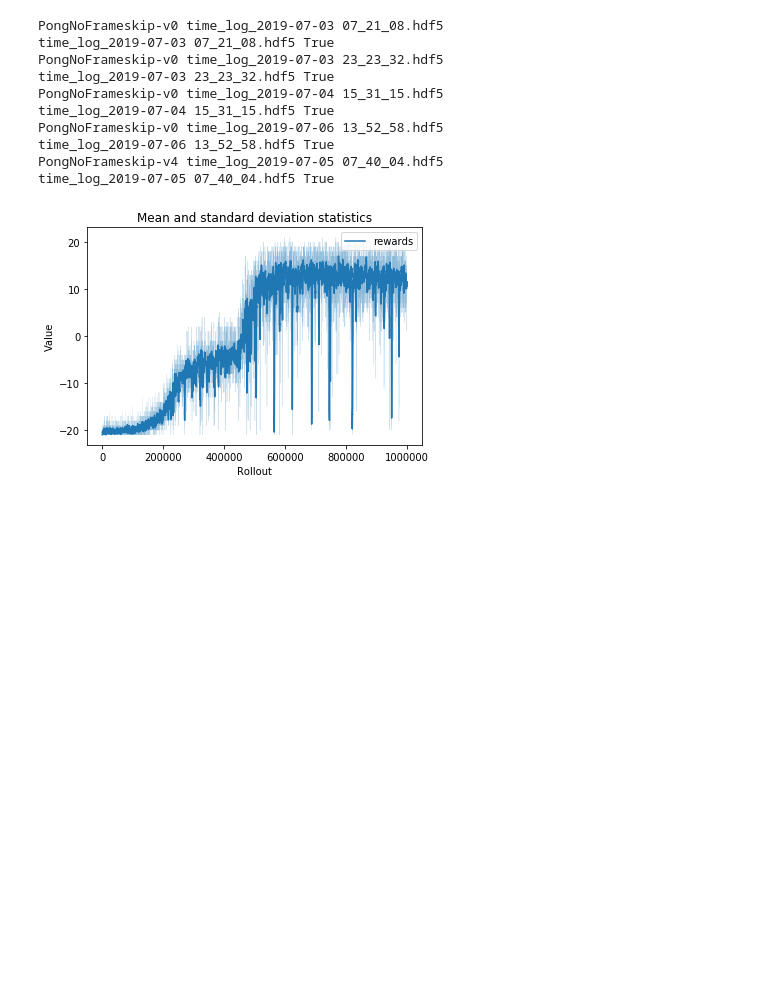
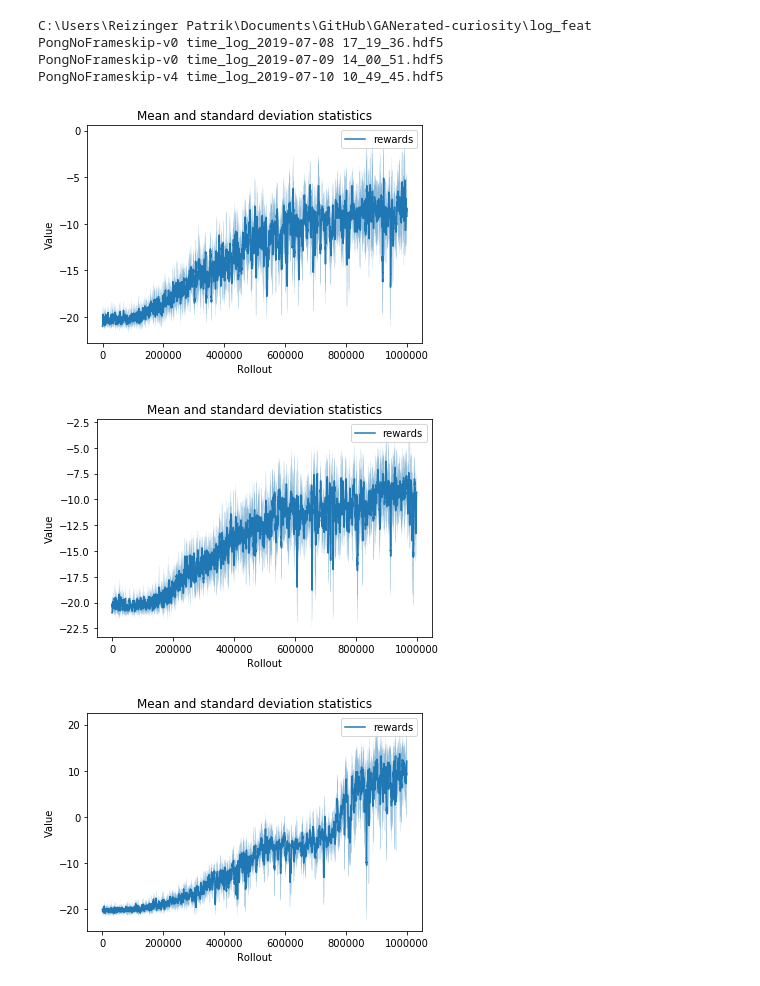
Before and after one commit to rpatrik96/AttA2C, a Jupyter notebook: jupyter/analysis.ipynb, the cells around one changed output. Drawn from its saved outputs; the diff is of its cells as text; code cells hidden in the pictures; blank space fills up the shorter version.

```diff
--- a/jupyter/analysis.ipynb
+++ b/jupyter/analysis.ipynb
@@ -12,28 +12,33 @@ sys.path.insert(0, '../src/')
 from logger import LogData, TemporalLogger
 # %%
 __file__ = "analysis.ipynb"
-log_dir = join(dirname(dirname(abspath(__file__))), "log")
+log_dir = join(dirname(dirname(abspath(__file__))), "log_feat")
+log_att_dir = join(dirname(dirname(abspath(__file__))), "log_feat_test")
 # %%
-loggers = []
-for env_name in listdir(log_dir):
-    for log in listdir(join(log_dir, env_name)):
-        if log.endswith(".hdf5"):
-            print(env_name, log)
-            tmp_logger = TemporalLogger(env_name, log[9:-5], None, *["rewards", "features"])
-            tmp_logger.load(log)
-            loggers.append(tmp_logger)
+def read_logs(log_dir):
+    loggers = []
+    print(log_dir)
+    for env_name in listdir(log_dir):
+        for log in listdir(join(log_dir, env_name)):
+            if log.endswith(".hdf5"):
+                print(env_name, log)
+                tmp_logger = TemporalLogger(env_name, log[9:-5], log_dir, *["rewards", "features"])
+                tmp_logger.load(log)
+                loggers.append(tmp_logger)
+
+    return loggers
-# %% [output]
-PongNoFrameskip-v0 time_log_2019-07-03 07_21_08.hdf5
-time_log_2019-07-03 07_21_08.hdf5 True
-PongNoFrameskip-v0 time_log_2019-07-03 23_23_32.hdf5
-time_log_2019-07-03 23_23_32.hdf5 True
-PongNoFrameskip-v0 time_log_2019-07-04 15_31_15.hdf5
-time_log_2019-07-04 15_31_15.hdf5 True
-PongNoFrameskip-v0 time_log_2019-07-06 13_52_58.hdf5
-time_log_2019-07-06 13_52_58.hdf5 True
-PongNoFrameskip-v4 time_log_2019-07-05 07_40_04.hdf5
-time_log_2019-07-05 07_40_04.hdf5 True
-# %%
-loggers[3].plot_mean_std(*["rewards"])
-# %% [output]
-[figure, removed]
+# %%
+loggers = read_logs(log_dir)
+# %% [output]
+C:\Users\Reizinger Patrik\Documents\GitHub\GANerated-curiosity\log_feat
+PongNoFrameskip-v0 time_log_2019-07-08 17_19_36.hdf5
+PongNoFrameskip-v0 time_log_2019-07-09 14_00_51.hdf5
+PongNoFrameskip-v4 time_log_2019-07-10 10_49_45.hdf5
+# %%
+loggers[0].plot_mean_std(*["rewards"])
+loggers[1].plot_mean_std(*["rewards"])
+loggers[2].plot_mean_std(*["rewards"])
+# %% [output]
+[figure, added]
+[figure, added]
+[figure, added]
```
Also changed, not shown: parts of 9 cells of this notebook.
